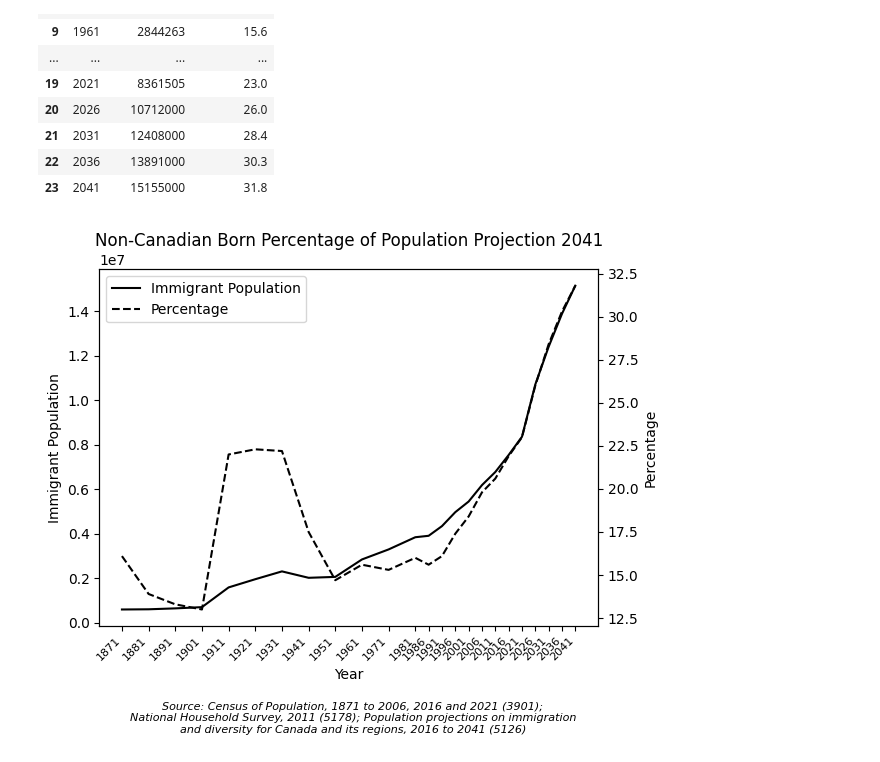
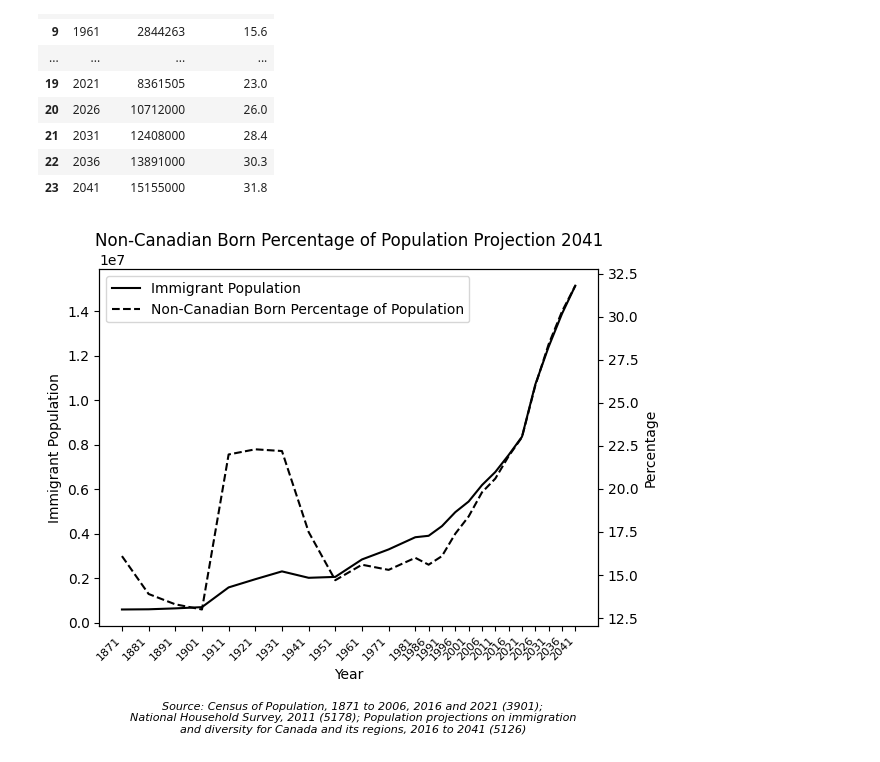
Before and after one commit to yrmo/gcinfo, a Jupyter notebook: non-canadian-born-percentage-of-population-projection-2041.ipynb, the cells around one changed output. Cells and saved outputs as stored; diff of their text form; code cells hidden in the pictures.

Commit message:
Use non-Canadian born percentage of population wording in legend

```diff
--- a/non-canadian-born-percentage-of-population-projection-2041.ipynb
+++ b/non-canadian-born-percentage-of-population-projection-2041.ipynb
@@ -64,7 +64,7 @@ ax2.plot(
     linestyle="--",
     # marker=".",
     color="black",
-    label="Percentage"
+    label="Non-Canadian Born Percentage of Population"
 )
 ax2.set_ylabel("Percentage")
 
@@ -73,31 +73,31 @@ lines1, labels1 = ax.get_legend_handles_labels()
 lines2, labels2 = ax2.get_legend_handles_labels()
 ax.legend(
     lines1 + lines2,
     labels1 + labels2,
     title=None,
     loc="upper left",
     frameon=True
 )
 
 ax.set_title("Non-Canadian Born Percentage of Population Projection 2041")
 
 # Show every year, rotate labels 45 degrees, and make them slightly smaller
 ax.set_xticks(df["Year"])
 ax.tick_params(axis="x", rotation=45, labelsize=8)
 plt.setp(ax.get_xticklabels(), ha="right")
 
 plt.subplots_adjust(bottom=0.25)
 plt.figtext(
     0.5, -0.075,
     "Source: Census of Population, 1871 to 2006, 2016 and 2021 (3901);\n"
     "National Household Survey, 2011 (5178); Population projections on immigration\n"
     "and diversity for Canada and its regions, 2016 to 2041 (5126)",
     ha="center",
     fontsize=8,
     style="italic"
 )
 plt.tight_layout()
 # plt.savefig(fname="2041.png", bbox_inches='tight')
 plt.show()
 # %% [output]
-[figure, old version]
+[figure, new version]
```
